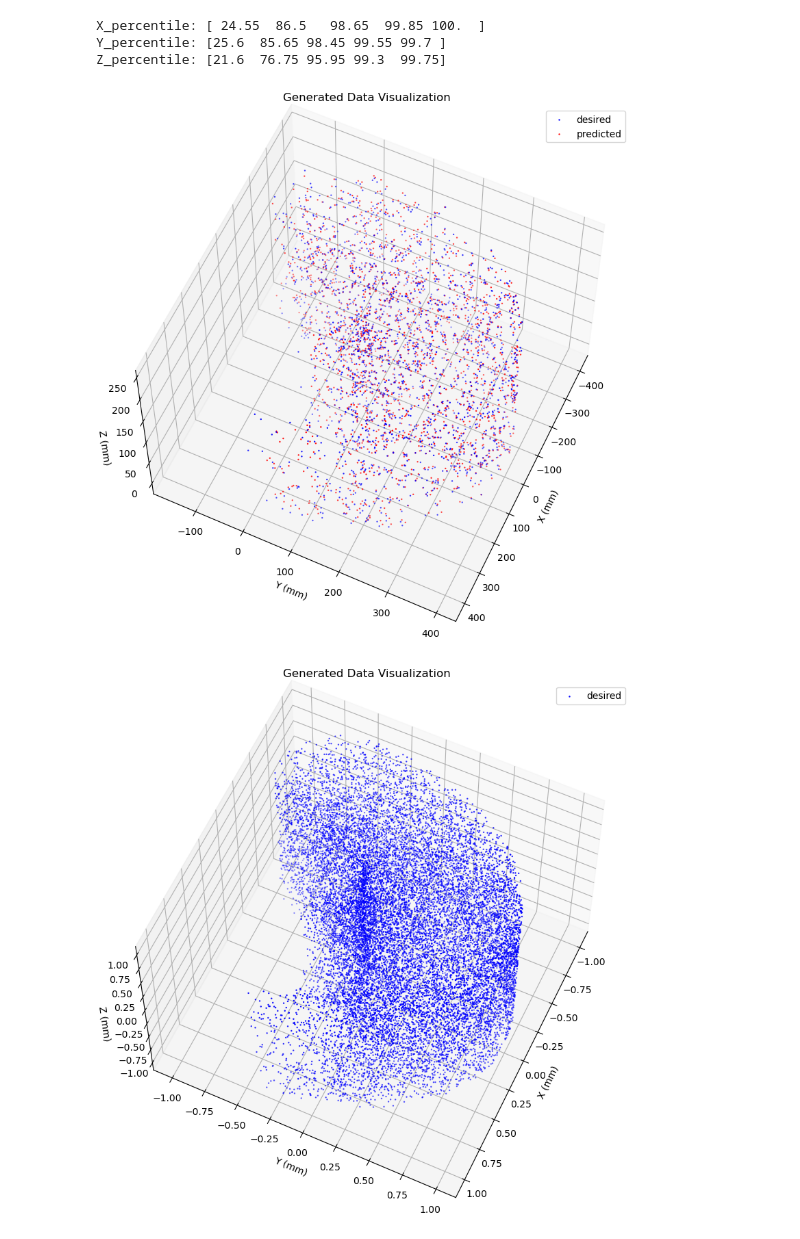
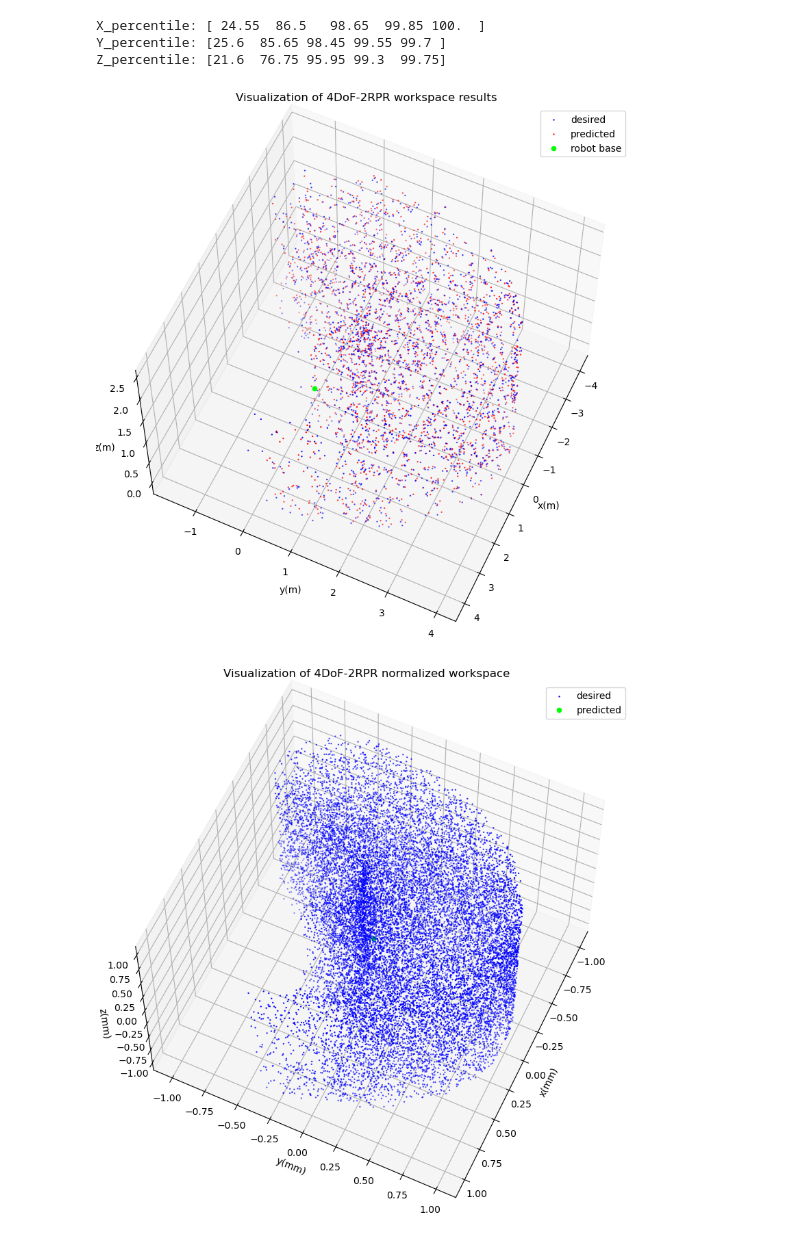
Before and after one commit to jacketdembys/wcci24, a Jupyter notebook: ea-based-nn-ik-solver/ea-nn-ik-solver-pytorch-4DoF.ipynb, the cells around one changed output. Cells and saved outputs as stored; diff of their text form; code cells hidden in the pictures.

```diff
--- a/ea-based-nn-ik-solver/ea-nn-ik-solver-pytorch-4DoF.ipynb
+++ b/ea-based-nn-ik-solver/ea-nn-ik-solver-pytorch-4DoF.ipynb
@@ -536,16 +551,17 @@ Epoch: 2000/10000 | Epoch Time: 0m 0s
 Elapsed Time: 157m 33s
 # %%
 # visualize losses
-train_losses = np.array(train_losses)
-valid_losses = np.array(valid_losses)
+if visualize_losses:
+    train_losses = np.array(train_losses)
+    valid_losses = np.array(valid_losses)
 
-fig, ax = plt.subplots(figsize=(15,7))
-ax.plot(train_losses, marker='.', c='b')
-ax.plot(valid_losses, marker='.', c='r')
-ax.set(xlabel='epochs', ylabel='losses',
-       title='Visualization of '+robot_choice+ ' losses')
-ax.legend(["training", "validation"])
-ax.grid()
+    fig, ax = plt.subplots(figsize=(15,7))
+    ax.plot(train_losses, marker='.', c='b')
+    ax.plot(valid_losses, marker='.', c='r')
+    ax.set(xlabel='epochs', ylabel='losses',
+           title='Visualization of '+robot_choice+ ' losses')
+    ax.legend(["training", "validation"])
+    ax.grid()
 # %% [output]
 [figure]
 # %%
@@ -619,33 +637,32 @@ X_percentile: [ 24.55  86.5   98.65  99.85 100.  ]
 Y_percentile: [25.6  85.65 98.45 99.55 99.7 ]
 Z_percentile: [21.6  76.75 95.95 99.3  99.75]
 # %%
-X_desireds = X_desireds*1000
-X_preds = X_preds*1000
+if visualize_workspace_results:
+    X_desireds = X_desireds*1000
+    X_preds = X_preds*1000
 
-
-fig = plt.figure(figsize=(10, 10))
-ax = plt.axes(projection='3d')
-ax.scatter(X_desireds[:,0], X_desireds[:,1], X_desireds[:,2], s=2, c='b', marker='.')
-ax.scatter(X_preds[:,0], X_preds[:,1], X_preds[:,2], s=2, c='r', marker='.')
-ax.set_xlabel('X (mm)')
-ax.set_ylabel('Y (mm)')
-ax.set_zlabel('Z (mm)')
-ax.legend(["desired", "predicted"])
-ax.view_init(60, 25)
-plt.title('Generated Data Visualization')
-plt.show()
+    fig = plt.figure(figsize=(10, 10))
+    ax = plt.axes(projection='3d')
+    ax.scatter(X_desireds[:,0], X_desireds[:,1], X_desireds[:,2], s=2, c='b', marker='.')
+    ax.scatter(X_preds[:,0], X_preds[:,1], X_preds[:,2], s=2, c='r', marker='.')
+    ax.scatter(0,0,0,s=20, marker='o', c='lime')
+    ax.legend(["desired", "predicted", "robot base"])
+    ax.set(xlabel='x(m)', ylabel='y(m)', zlabel='z(m)',
+           title='Visualization of '+robot_choice+ ' workspace results')
+    ax.view_init(60, 25)
+    plt.show()
 # %% [output]
-[figure, old version]
+[figure, new version]
 # %%
-fig = plt.figure(figsize=(10, 10))
-ax = plt.axes(projection='3d')
-ax.scatter(X_train[:,0], X_train[:,1], X_train[:,2], s=2, c='b', marker='.')
-ax.set_xlabel('X (mm)')
-ax.set_ylabel('Y (mm)')
-ax.set_zlabel('Z (mm)')
-ax.legend(["desired"])
-ax.view_init(60, 25)
-plt.title('Generated Data Visualization')
-plt.show()
+if visualize_normalized_workspace:
+    fig = plt.figure(figsize=(10, 10))
+    ax = plt.axes(projection='3d')
+    ax.scatter(X_train[:,0], X_train[:,1], X_train[:,2], s=2, c='b', marker='.')
+    ax.scatter(0,0,0,s=20, marker='o', c='lime')
+    ax.legend(["desired", "predicted", "robot base"])
+    ax.set(xlabel='x(mm)', ylabel='y(mm)', zlabel='z(mm)',
+           title='Visualization of '+robot_choice+ ' normalized workspace')
+    ax.view_init(60, 25)
+    plt.show()
 # %% [output]
-[figure, old version]
+[figure, new version]
```
Also changed, not shown: parts of 11 cells of this notebook, 1 other file.
